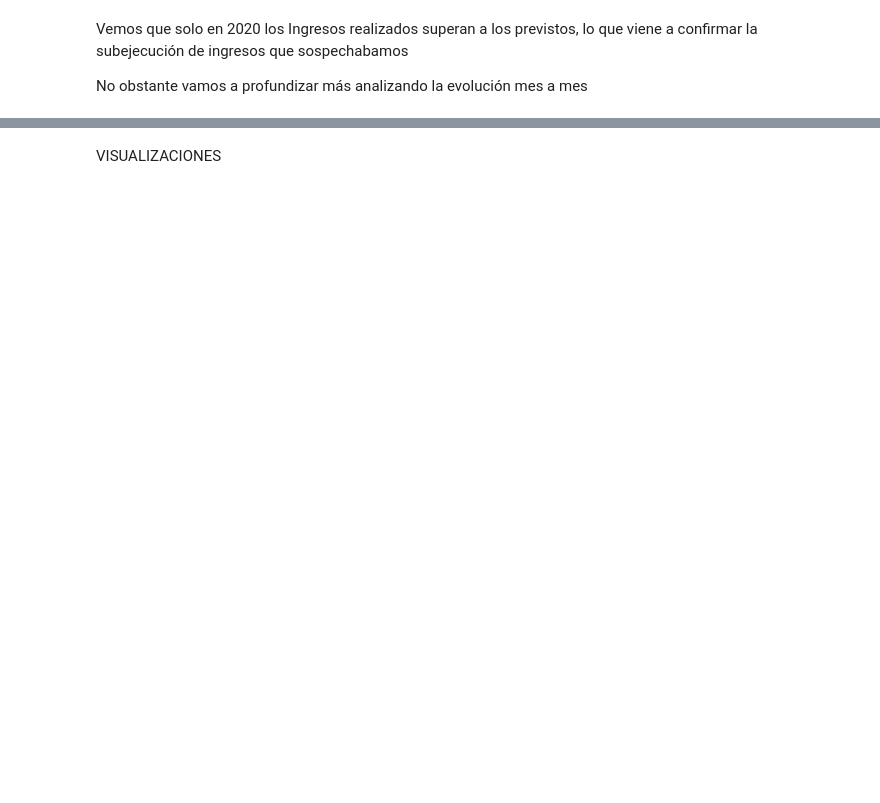
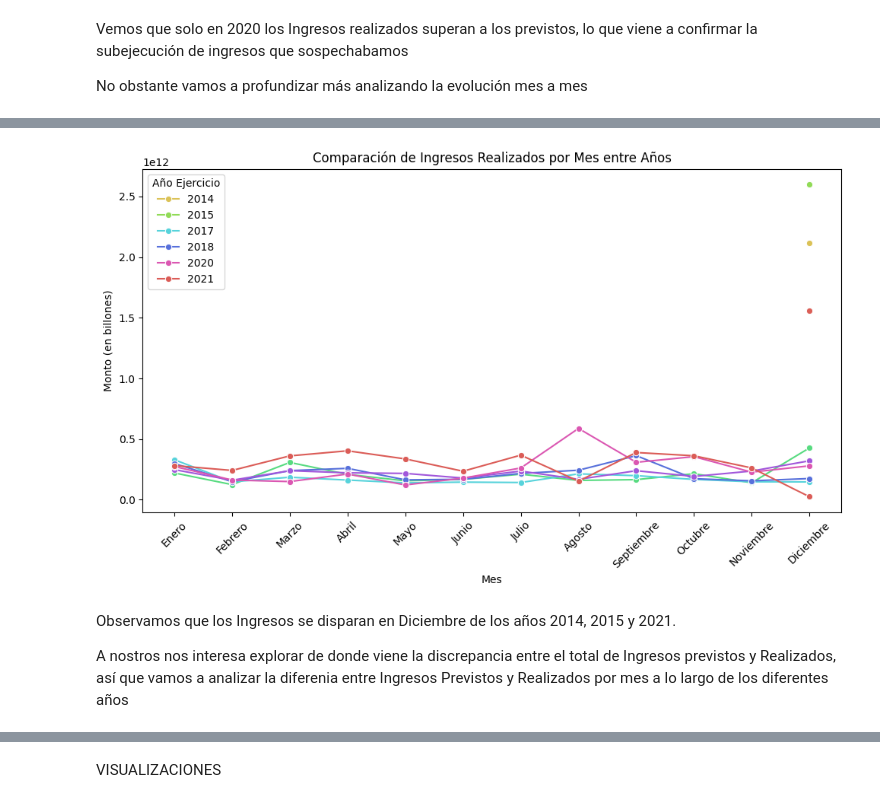
Before and after one commit to Rcm89/Proyecto2-EDA-Ingresos-Publicos-Brasil, a Jupyter notebook: notebooks/notebook_EDA.ipynb, the cells around one changed output, grey strips where cells are left out. Drawn from its saved outputs; the diff is of its cells as text; code cells hidden in the pictures; blank space fills up the shorter version.

Commit message:
avances en los tipos de ingreso en el EDA

```diff
--- a/notebooks/notebook_EDA.ipynb
+++ b/notebooks/notebook_EDA.ipynb
@@ -89,0 +142,8 @@ ingresos_por_mes = df_limpio.groupby('MES').agg({
+# %%
+# Agrupamos por año y mes para comparar los ingresos por mes entre años
+ingresos_por_mes_anio = df_limpio.groupby(['AÑO EJERCICIO', 'MES']).agg({
+    'VALOR REALIZADO': 'sum',
+    'VALOR PREVISTO ACTUALIZADO': 'sum'
+}).reset_index()
+
+ingresos_por_mes_anio
@@ -89,0 +164,20 @@ ingresos_por_mes = df_limpio.groupby('MES').agg({
+# %%
+# Gráfico de líneas para los ingresos realizadospor mes, sparados por año
+plt.figure(figsize=(10,6))
+
+sns.lineplot(x='MES', y='VALOR REALIZADO', hue='AÑO EJERCICIO', data=ingresos_por_mes_anio, marker='o', palette="hls")
+plt.title('Comparación de Ingresos Realizados por Mes entre Años')
+plt.xlabel('Mes')
+plt.ylabel('Monto (en billones)')
+
+plt.xticks(ticks=range(1, 13), labels=['Enero', 'Febrero', 'Marzo', 'Abril', 'Mayo', 'Junio', 'Julio', 'Agosto', 'Septiembre', 'Octubre', 'Noviembre', 'Diciembre'])
+plt.xticks(rotation=45)
+plt.legend(title='Año Ejercicio')
+plt.tight_layout()
+plt.show()
+# %% [output]
+[figure, added]
+# %% [markdown]
+Observamos que los Ingresos se disparan en Diciembre de los años 2014, 2015 y 2021.
+
+A nostros nos interesa explorar de donde viene la discrepancia entre el total de Ingresos previstos y Realizados, así que vamos a analizar la diferenia entre Ingresos Previstos y Realizados por mes a lo largo de los diferentes años
```
Also changed, not shown: parts of 19 cells of this notebook.
